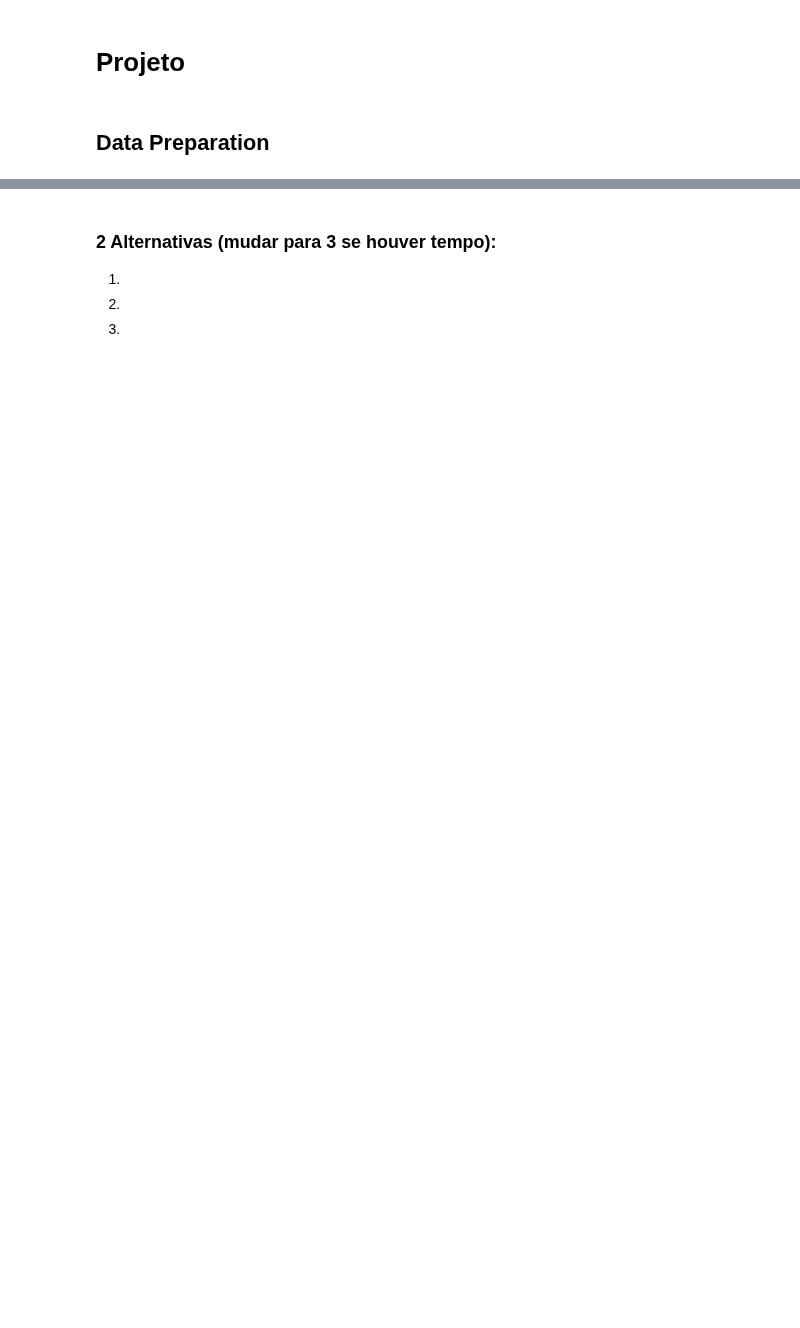
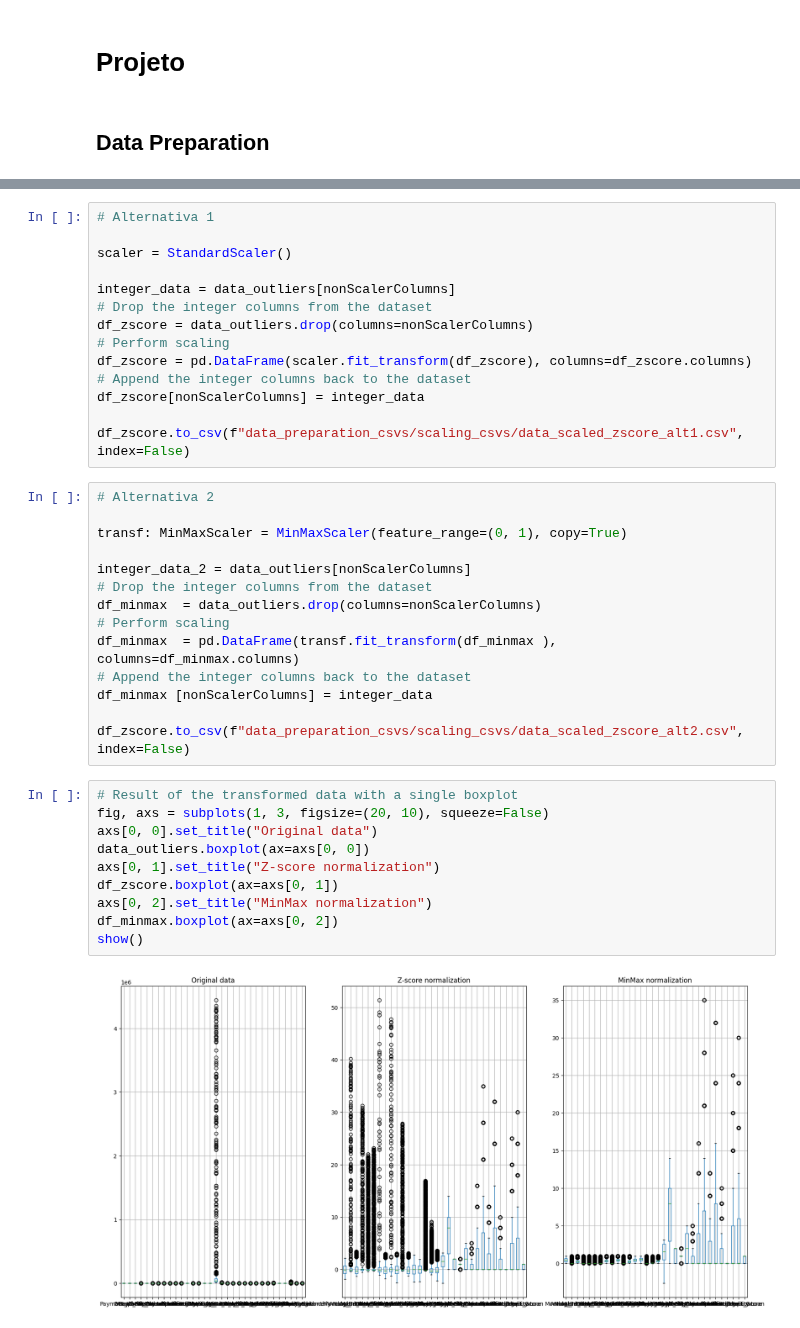
Before and after one commit to franciscoAbreuTecnico/Data-Science-IST, a Jupyter notebook: dataset_services/data_scaling.ipynb, the cells around one changed output, grey strips where cells are left out. Drawn from its saved outputs; the diff is of its cells as text; blank space fills up the shorter version.

Commit message:
Scaling done. Solving old bugs.

```diff
--- a/dataset_services/data_scaling.ipynb
+++ b/dataset_services/data_scaling.ipynb
@@ -31,7 +42,40 @@ dtype: object
-# %% [markdown]
-### 2 Alternativas (mudar para 3 se houver tempo):
-1.
-
-2.
-
-3.
+# %%
+# Alternativa 1
+
+scaler = StandardScaler()
+
+integer_data = data_outliers[nonScalerColumns]
+# Drop the integer columns from the dataset
+df_zscore = data_outliers.drop(columns=nonScalerColumns)
+# Perform scaling
+df_zscore = pd.DataFrame(scaler.fit_transform(df_zscore), columns=df_zscore.columns)
+# Append the integer columns back to the dataset
+df_zscore[nonScalerColumns] = integer_data
+
+df_zscore.to_csv(f"data_preparation_csvs/scaling_csvs/data_scaled_zscore_alt1.csv", index=False)
+# %%
+# Alternativa 2
+
+transf: MinMaxScaler = MinMaxScaler(feature_range=(0, 1), copy=True)
+
+integer_data_2 = data_outliers[nonScalerColumns]
+# Drop the integer columns from the dataset
+df_minmax  = data_outliers.drop(columns=nonScalerColumns)
+# Perform scaling
+df_minmax  = pd.DataFrame(transf.fit_transform(df_minmax ), columns=df_minmax.columns)
+# Append the integer columns back to the dataset
+df_minmax [nonScalerColumns] = integer_data
+
+df_zscore.to_csv(f"data_preparation_csvs/scaling_csvs/data_scaled_zscore_alt2.csv", index=False)
+# %%
+# Result of the transformed data with a single boxplot
+fig, axs = subplots(1, 3, figsize=(20, 10), squeeze=False)
+axs[0, 0].set_title("Original data")
+data_outliers.boxplot(ax=axs[0, 0])
+axs[0, 1].set_title("Z-score normalization")
+df_zscore.boxplot(ax=axs[0, 1])
+axs[0, 2].set_title("MinMax normalization")
+df_minmax.boxplot(ax=axs[0, 2])
+show()
+# %% [output]
+[figure, added]
```
Also changed, not shown: parts of 2 cells of this notebook, 6 other files.
